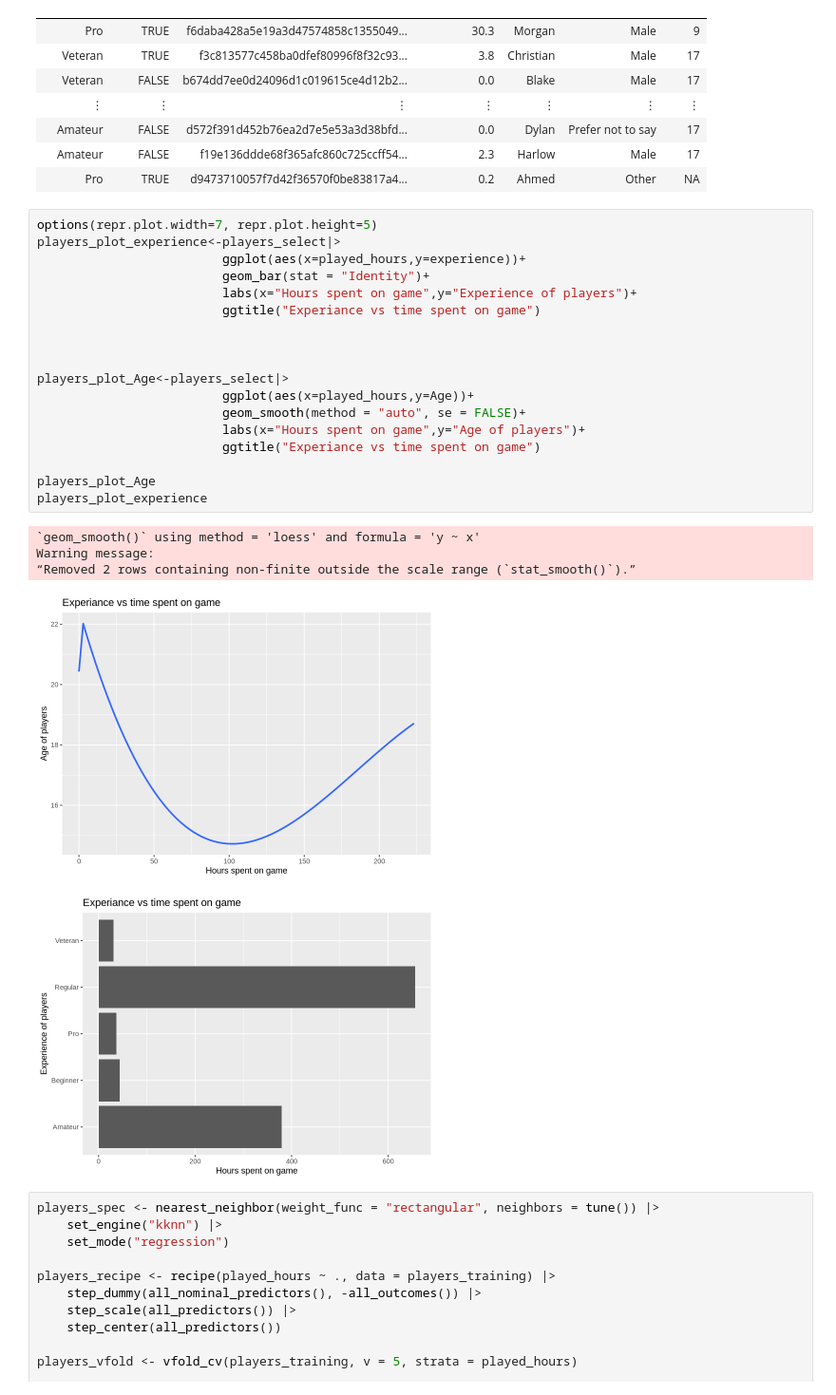
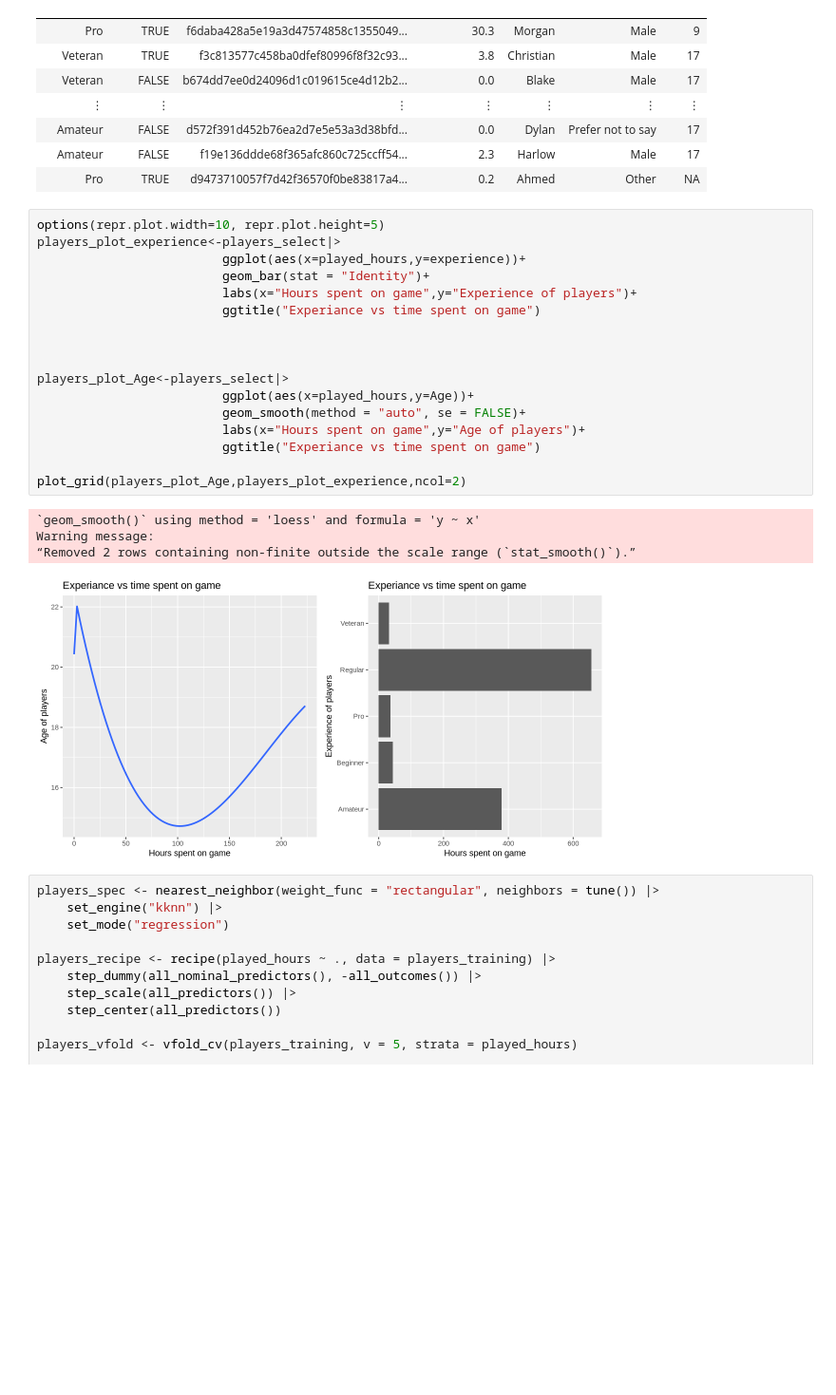
Before and after one commit to AnaSri-DSCI/dsci-100-2025-group-005-18, a Jupyter notebook: DSCI_Final_Project.ipynb, the cells around one changed output. Shown at 95% size. Saved outputs shown, nothing was run; the diff lists cells and outputs as text; blank space fills up the shorter version.

Commit message:
grid

```diff
--- a/DSCI_Final_Project.ipynb
+++ b/DSCI_Final_Project.ipynb
@@ -54,29 +54,27 @@ A spec_tbl_df: 196 × 7
 | Amateur | FALSE | f19e136ddde68f365afc860c725ccff54... | 2.3 | Harlow | Male | 17 |
 | Pro | TRUE | d9473710057f7d42f36570f0be83817a4... | 0.2 | Ahmed | Other | NA |
 # %%
-options(repr.plot.width=7, repr.plot.height=5)
+options(repr.plot.width=10, repr.plot.height=5)
 players_plot_experience<-players_select|>
                          ggplot(aes(x=played_hours,y=experience))+
                          geom_bar(stat = "Identity")+
                          labs(x="Hours spent on game",y="Experience of players")+
                          ggtitle("Experiance vs time spent on game")
 
 
 
 players_plot_Age<-players_select|>
                          ggplot(aes(x=played_hours,y=Age))+
                          geom_smooth(method = "auto", se = FALSE)+
                          labs(x="Hours spent on game",y="Age of players")+
                          ggtitle("Experiance vs time spent on game")
 
-players_plot_Age
-players_plot_experience
+plot_grid(players_plot_Age,players_plot_experience,ncol=2)
 # %% [output]
 `geom_smooth()` using method = 'loess' and formula = 'y ~ x'
 Warning message:
 “Removed 2 rows containing non-finite outside the scale range (`stat_smooth()`).”
-[figure, old version]
+[figure, new version]
-[figure, removed]
 # %%
 players_spec <- nearest_neighbor(weight_func = "rectangular", neighbors = tune()) |>
     set_engine("kknn") |>
```
